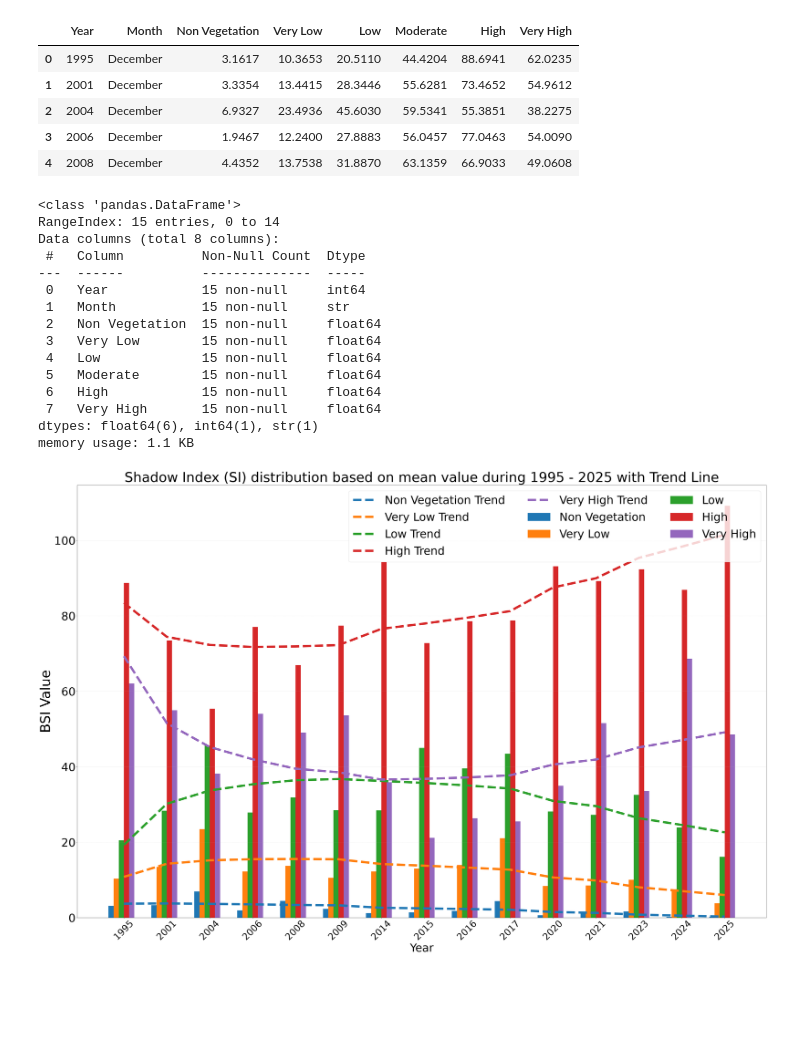
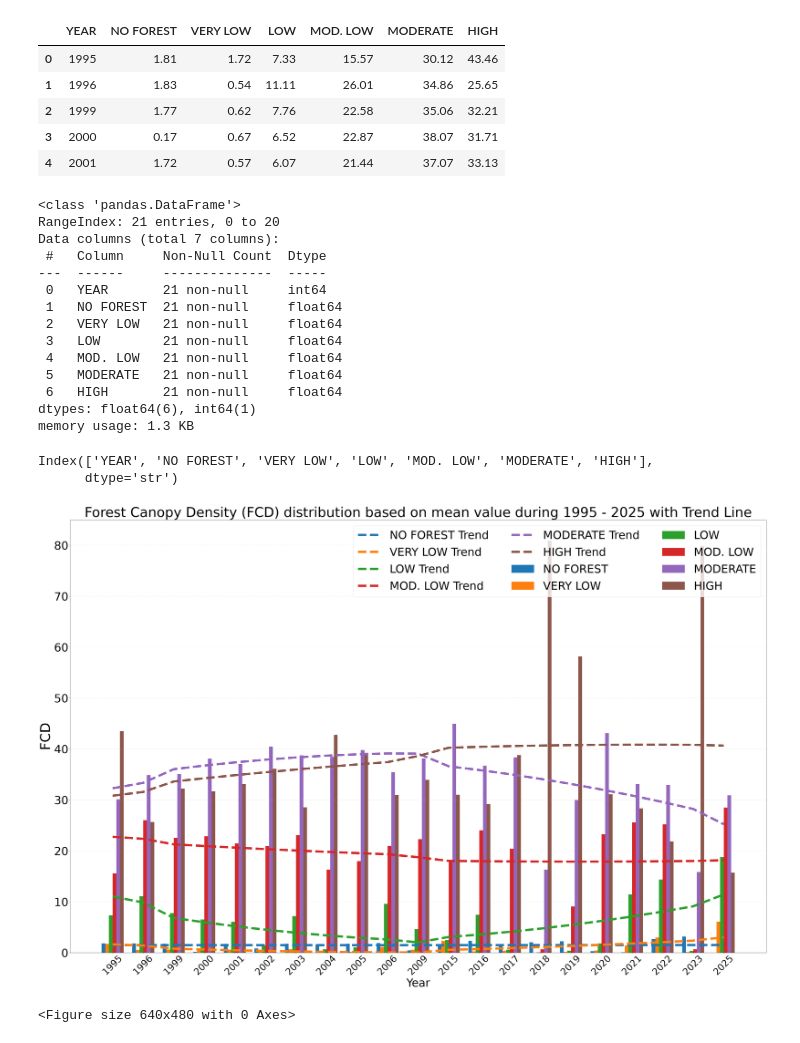
Before and after one commit to Pragnesh-10/Forest-Ecology, a Jupyter notebook: trend_line.ipynb, the cells around one changed output. Drawn from its saved outputs; the diff is of its cells as text; code cells hidden in the pictures; blank space fills up the shorter version.

```diff
--- a/trend_line.ipynb
+++ b/trend_line.ipynb
@@ -4,53 +4,48 @@ import matplotlib.pyplot as plt
 import numpy as np
 import openpyxl
 # %%
-df = pd.read_excel('/Users/ypragnesh/Desktop/fcd/codes/Graphs/NSTR_WET.xlsx',sheet_name='SI')
+df = pd.read_excel('/Users/ypragnesh/Desktop/Forest-Ecology/Wet_Indices_Percentage_Only.xlsx',sheet_name='FCD')
 # %%
 df.head(5)
 # %% [output]
-|  | Year | Month | Non Vegetation | Very Low | Low | Moderate | High | Very High |
-| 0 | 1995 | December | 3.1617 | 10.3653 | 20.5110 | 44.4204 | 88.6941 | 62.0235 |
-| 1 | 2001 | December | 3.3354 | 13.4415 | 28.3446 | 55.6281 | 73.4652 | 54.9612 |
-| 2 | 2004 | December | 6.9327 | 23.4936 | 45.6030 | 59.5341 | 55.3851 | 38.2275 |
-| 3 | 2006 | December | 1.9467 | 12.2400 | 27.8883 | 56.0457 | 77.0463 | 54.0090 |
-| 4 | 2008 | December | 4.4352 | 13.7538 | 31.8870 | 63.1359 | 66.9033 | 49.0608 |
+|  | YEAR | NO FOREST | VERY LOW | LOW | MOD. LOW | MODERATE | HIGH |
+| 0 | 1995 | 1.81 | 1.72 | 7.33 | 15.57 | 30.12 | 43.46 |
+| 1 | 1996 | 1.83 | 0.54 | 11.11 | 26.01 | 34.86 | 25.65 |
+| 2 | 1999 | 1.77 | 0.62 | 7.76 | 22.58 | 35.06 | 32.21 |
+| 3 | 2000 | 0.17 | 0.67 | 6.52 | 22.87 | 38.07 | 31.71 |
+| 4 | 2001 | 1.72 | 0.57 | 6.07 | 21.44 | 37.07 | 33.13 |
 # %%
 df.info()
 # %% [output]
 <class 'pandas.DataFrame'>
-RangeIndex: 15 entries, 0 to 14
-Data columns (total 8 columns):
- #   Column          Non-Null Count  Dtype
----  ------          --------------  -----
- 0   Year            15 non-null     int64
- 1   Month           15 non-null     str
- 2   Non Vegetation  15 non-null     float64
- 3   Very Low        15 non-null     float64
- 4   Low             15 non-null     float64
- 5   Moderate        15 non-null     float64
- 6   High            15 non-null     float64
- 7   Very High       15 non-null     float64
-dtypes: float64(6), int64(1), str(1)
-memory usage: 1.1 KB
+RangeIndex: 21 entries, 0 to 20
+Data columns (total 7 columns):
+ #   Column     Non-Null Count  Dtype
+---  ------     --------------  -----
+ 0   YEAR       21 non-null     int64
+ 1   NO FOREST  21 non-null     float64
+ 2   VERY LOW   21 non-null     float64
+ 3   LOW        21 non-null     float64
+ 4   MOD. LOW   21 non-null     float64
+ 5   MODERATE   21 non-null     float64
+ 6   HIGH       21 non-null     float64
+dtypes: float64(6), int64(1)
+memory usage: 1.3 KB
+# %%
+df.columns
+# %% [output]
+Index(['YEAR', 'NO FOREST', 'VERY LOW', 'LOW', 'MOD. LOW', 'MODERATE', 'HIGH'],
+      dtype='str')
 # %%
-
-import numpy as np
-import pandas as pd
-import matplotlib.pyplot as plt
-
 # Work on a copy of the DataFrame
 df = df.copy()
 
 # Remove Month because the analysis is yearly
-df["Year"] = pd.to_numeric(df["Year"], errors="coerce")
+df["YEAR"] = pd.to_numeric(df["YEAR"], errors="coerce")
 
 # Actual FCD classes in your dataset
 cols = [
-    "Non Vegetation",
-    "Very Low",
-    "Low",
-    "High",
-    "Very High"
+'NO FOREST', 'VERY LOW', 'LOW', 'MOD. LOW', 'MODERATE', 'HIGH'
 ]
 
 # Convert FCD columns to numeric
@@ -58,14 +53,14 @@ for col in cols:
     df[col] = pd.to_numeric(df[col], errors="coerce")
 
 # Remove rows with missing Year values
-df = df.dropna(subset=["Year"])
+df = df.dropna(subset=["YEAR"])
 
 # Calculate yearly mean for each FCD class
-df = df.groupby("Year", as_index=False)[cols].mean()
-df = df.sort_values("Year").reset_index(drop=True)
+df = df.groupby("YEAR", as_index=False)[cols].mean()
+df = df.sort_values("YEAR").reset_index(drop=True)
 
 # Use actual years for trendline fitting
-years = df["Year"].to_numpy(dtype=float)
+years = df["YEAR"].to_numpy(dtype=float)
 
 plt.figure(figsize=(45, 30))
 
@@ -86,34 +81,36 @@ for col in cols:
     y = df[col].to_numpy(dtype=float)
     valid = np.isfinite(years) & np.isfinite(y)
 
     if valid.sum() >= 3:
         z = np.polyfit(years[valid], y[valid], 2)
         p = np.poly1d(z)
 
         plt.plot(
             x,
             p(years),
             linestyle="--",
             linewidth=10,
             label=f"{col} Trend"
         )
 '''
 plt.xticks(x, df["Year"].astype(int), rotation=45, fontsize=40)
 plt.xlabel("Year", fontsize=50)
 plt.ylabel("FCD Value", fontsize=50)
 '''
 
 #plt.xticks(x, years,fontsize=50)
-plt.xticks(x, df["Year"].astype(int), rotation=45, fontsize=40)
+plt.xticks(x, df["YEAR"].astype(int), rotation=45, fontsize=40)
 plt.yticks(fontsize=50)
 plt.xlabel("Year",fontsize=50)
-plt.ylabel("BSI Value",fontsize=60)
+plt.ylabel('FCD',fontsize=60)
 
-plt.title("Shadow Index (SI) distribution based on mean value during 1995 - 2025 with Trend Line",fontsize=60)
+plt.title("Forest Canopy Density (FCD) distribution based on mean value during 1995 - 2025 with Trend Line",fontsize=60)
 
 plt.legend(ncol=3,fontsize=50,loc='upper right')
 plt.grid(axis="y", linestyle="--", alpha=0.4)
 plt.tight_layout()
 plt.show()
+plt.savefig('/Users/ypragnesh/Desktop/fcd/Prem singh/FCD_WET.png')
 # %% [output]
-[figure, old version]
+[figure, new version]
+<Figure size 640x480 with 0 Axes>
```
Also changed, not shown: 1 other file.
